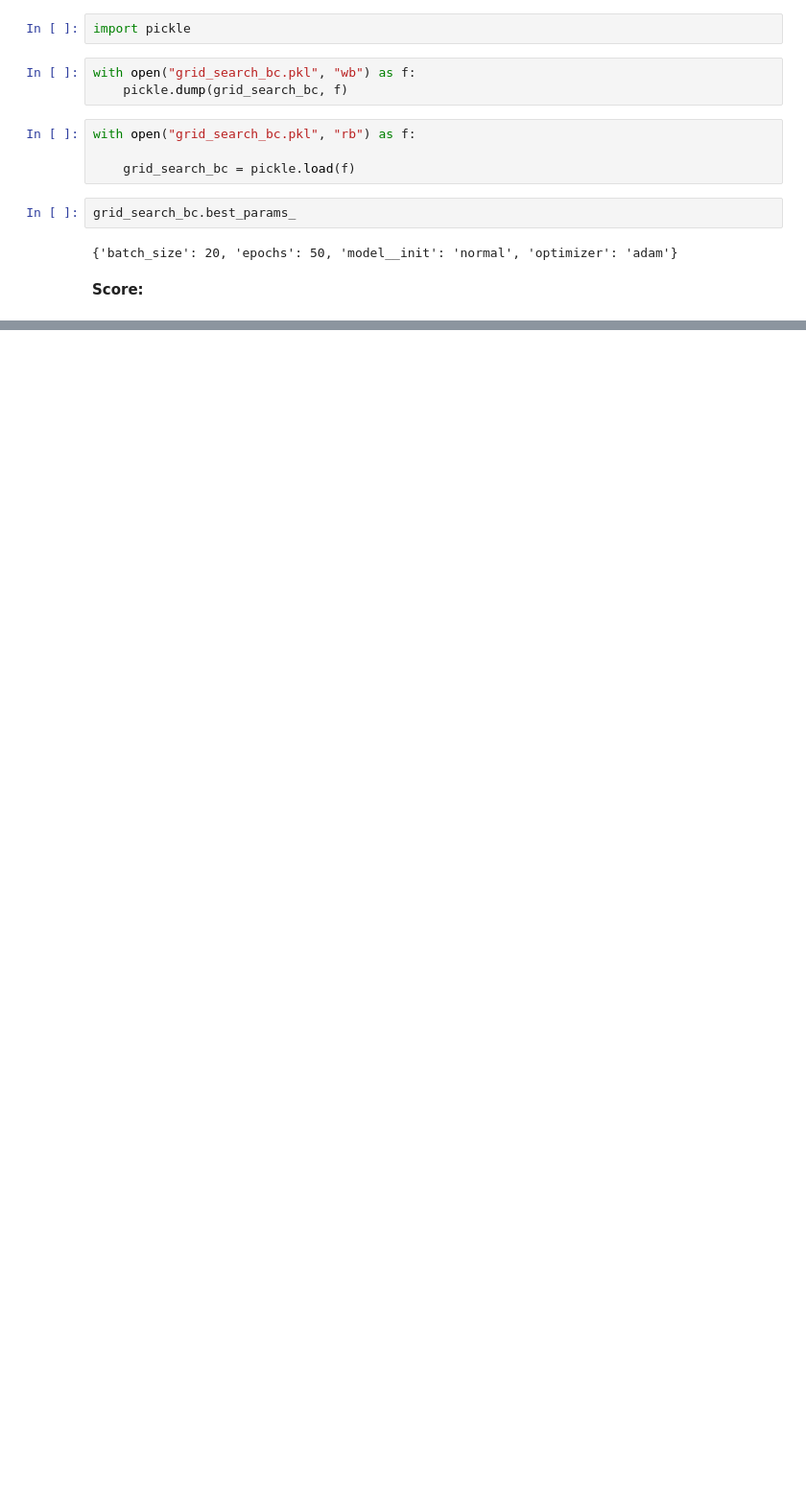
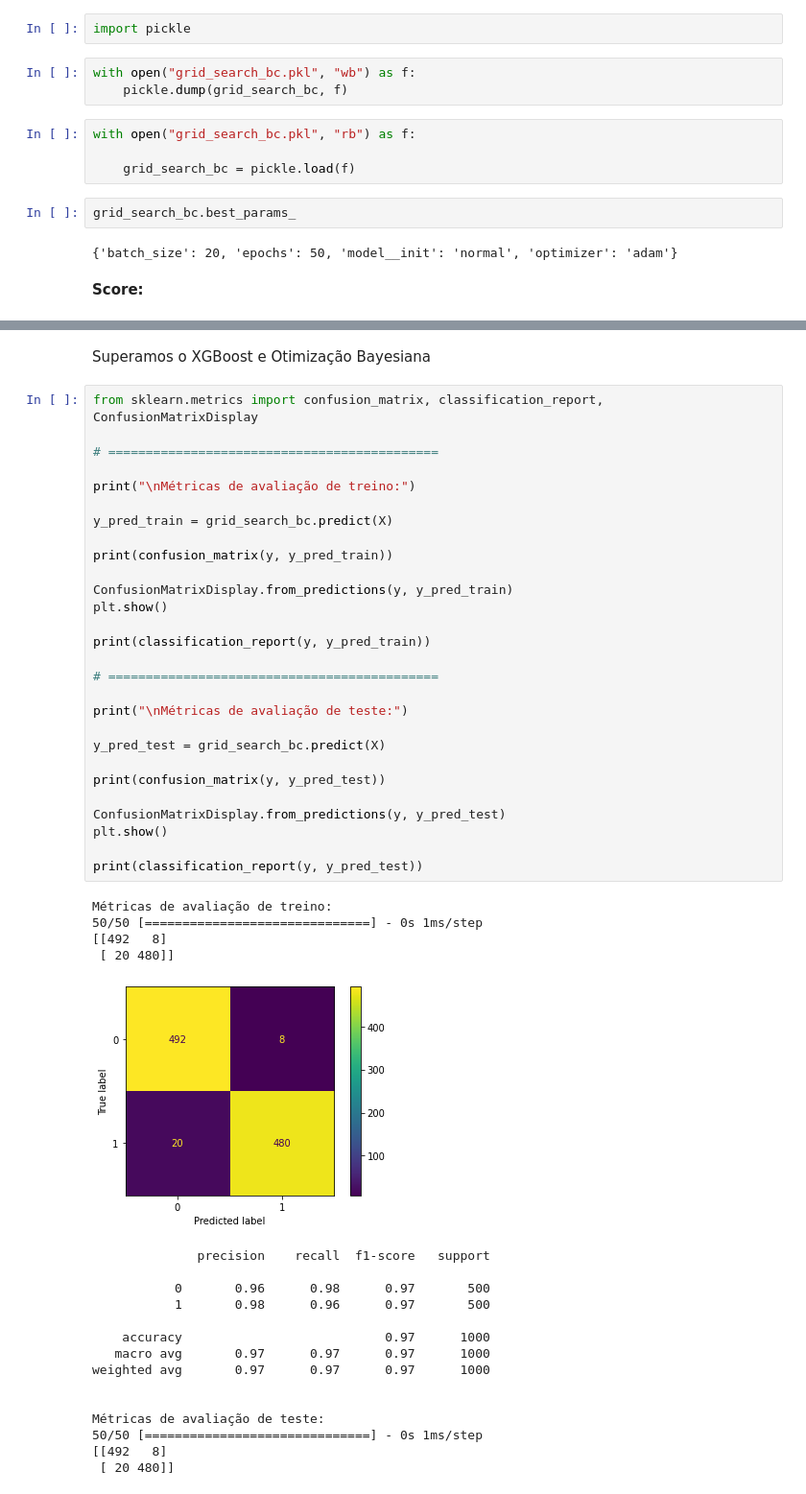
Before and after one commit to fabiobarreto-ds/Neural-Network, a Jupyter notebook: 11-Publicidade/11_publicidade_RN.ipynb, the cells around one changed output, grey strips where cells are left out. Shown at 96% size. Drawn from its saved outputs; the diff is of its cells as text; blank space fills up the shorter version.

```diff
--- a/11-Publicidade/11_publicidade_RN.ipynb
+++ b/11-Publicidade/11_publicidade_RN.ipynb
@@ -178,0 +157,50 @@ y_pred = grid_search_bc.predict(X)
+# %% [markdown]
+Superamos o XGBoost e Otimização Bayesiana
+# %%
+from sklearn.metrics import confusion_matrix, classification_report, ConfusionMatrixDisplay
+
+# ============================================
+
+print("\nMétricas de avaliação de treino:")
+
+y_pred_train = grid_search_bc.predict(X)
+
+print(confusion_matrix(y, y_pred_train))
+
+ConfusionMatrixDisplay.from_predictions(y, y_pred_train)
+plt.show()
+
+print(classification_report(y, y_pred_train))
+
+# ============================================
+
+print("\nMétricas de avaliação de teste:")
+
+y_pred_test = grid_search_bc.predict(X)
+
+print(confusion_matrix(y, y_pred_test))
+
+ConfusionMatrixDisplay.from_predictions(y, y_pred_test)
+plt.show()
+
+print(classification_report(y, y_pred_test))
+# %% [output]
+Métricas de avaliação de treino:
+50/50 [==============================] - 0s 1ms/step
+[[492   8]
+ [ 20 480]]
+[figure, added]
+              precision    recall  f1-score   support
+
+           0       0.96      0.98      0.97       500
+           1       0.98      0.96      0.97       500
+
+    accuracy                           0.97      1000
+   macro avg       0.97      0.97      0.97      1000
+weighted avg       0.97      0.97      0.97      1000
+
+
+Métricas de avaliação de teste:
+50/50 [==============================] - 0s 1ms/step
+[[492   8]
+ [ 20 480]]
```
Also changed, not shown: parts of 10 cells of this notebook.
